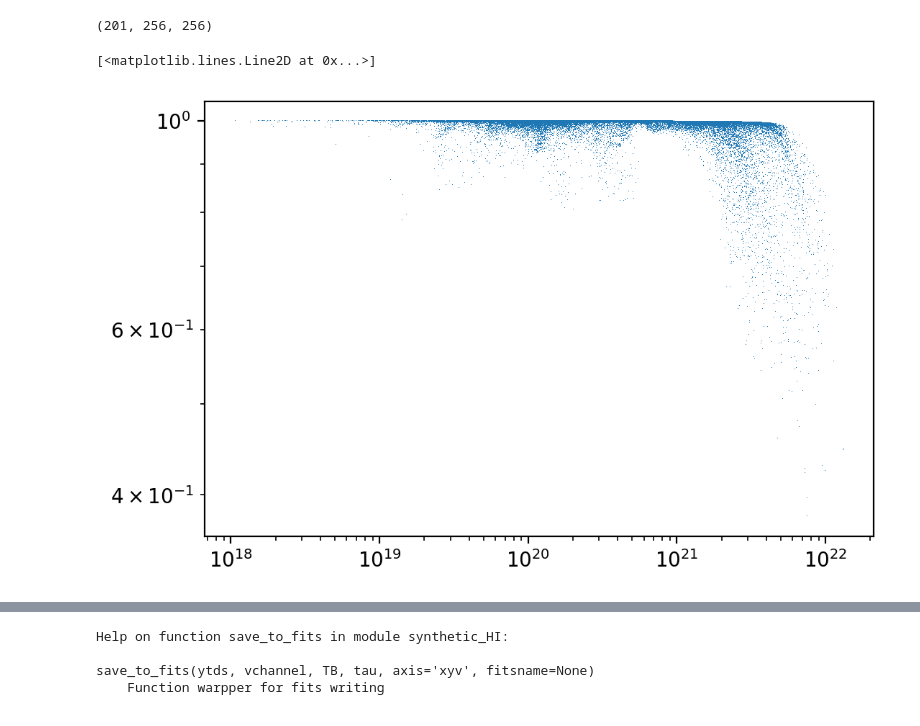
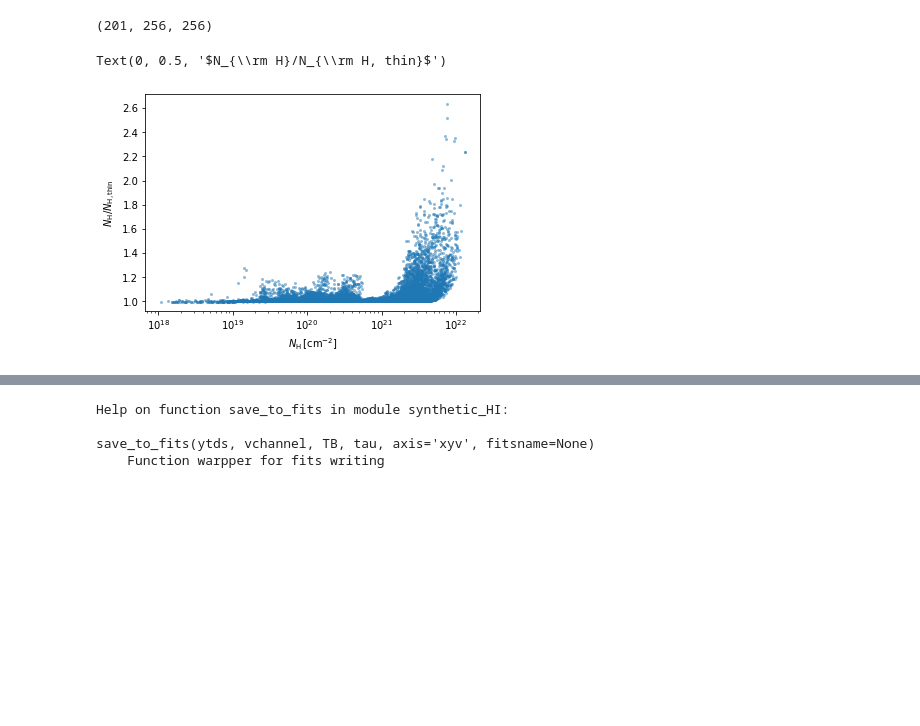
Before and after one commit to PrincetonUniversity/astro-tigress, a Jupyter notebook: analysis/example_1-synthetic-HI.ipynb, the cells around one changed output, grey strips where cells are left out. Drawn from its saved outputs; the diff is of its cells as text; code cells hidden in the pictures; blank space fills up the shorter version.

```diff
--- a/analysis/example_1-synthetic-HI.ipynb
+++ b/analysis/example_1-synthetic-HI.ipynb
@@ -35,6 +40,6 @@ Let's convert the YT covering grid into numpy arrray with appropriate units. Als
 # %%
 Temp = model.MHD.grid['temperature_init'].in_units("K").value.T
 nH = model.MHD.grid['nH'].in_units("cm**-3").value.T
-vx = model.MHD.grid['velocity_x'].in_units("km/s").value.T
-vy = model.MHD.grid['velocity_y'].in_units("km/s").value.T
-vz = model.MHD.grid['velocity_z'].in_units("km/s").value.T
+vx = model.MHD.grid[('gas','velocity_x')].in_units("km/s").value.T
+vy = model.MHD.grid[('gas','velocity_y')].in_units("km/s").value.T
+vz = model.MHD.grid[('gas','velocity_z')].in_units("km/s").value.T
@@ -72,5 +52,5 @@ Deprecated since v4.0.0. This feature will be removed in v4.1.0
 # %% [markdown]
 Get cell size in pc and cm for convenience (note that the cell is cubic)
 # %%
-dx_pc = model.MHD.grid['dx'][0,0,0].to('pc').value
-dx_cm = model.MHD.grid['dx'][0,0,0].to('cm').value
+dx_pc = model.MHD.grid[("gas","dx")][0,0,0].to('pc').value
+dx_cm = model.MHD.grid[("gas","dx")][0,0,0].to('cm').value
@@ -83,7 +57,5 @@ Deprecated since v4.0.0. This feature will be removed in v4.1.0
 # %% [markdown]
 ## Column density projection (along the y-direction)
-# %%
-plt.rcParams['figure.dpi']=200
 # %%
 # integration along the y-axis (edge on view)
 NH = nH.sum(axis=1)*dx_cm
@@ -172,7 +144,10 @@ TB.shape
 # %%
 NHI = nH_masked.sum(axis=1)*dx_cm
 NHthin = 1.813e18*TB.sum(axis=0)*dv
-plt.loglog(NHI.flatten(),NHthin.flatten()/NHI.flatten(),',')
+plt.plot(NHI.flatten(),NHI.flatten()/NHthin.flatten(),'.',alpha=0.5,mew=0)
+plt.xscale('log')
+plt.xlabel(r'$N_{\rm H}\,[{\rm cm^{-2}}]$')
+plt.ylabel(r'$N_{\rm H}/N_{\rm H, thin}$')
 # %% [output]
-[<matplotlib.lines.Line2D at 0x...>]
+Text(0, 0.5, '$N_{\\rm H}/N_{\\rm H, thin}$')
-[figure, old version]
+[figure, new version]
```
Also changed, not shown: parts of 17 cells of this notebook, 1 other file.
